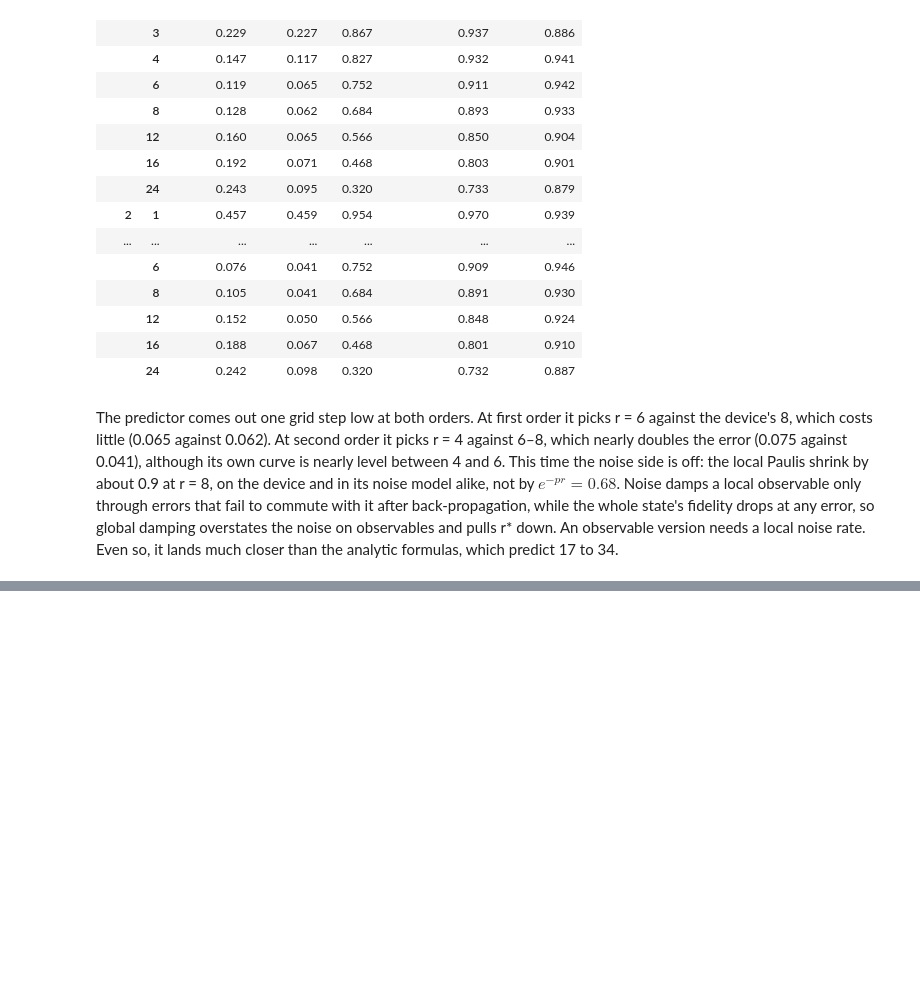
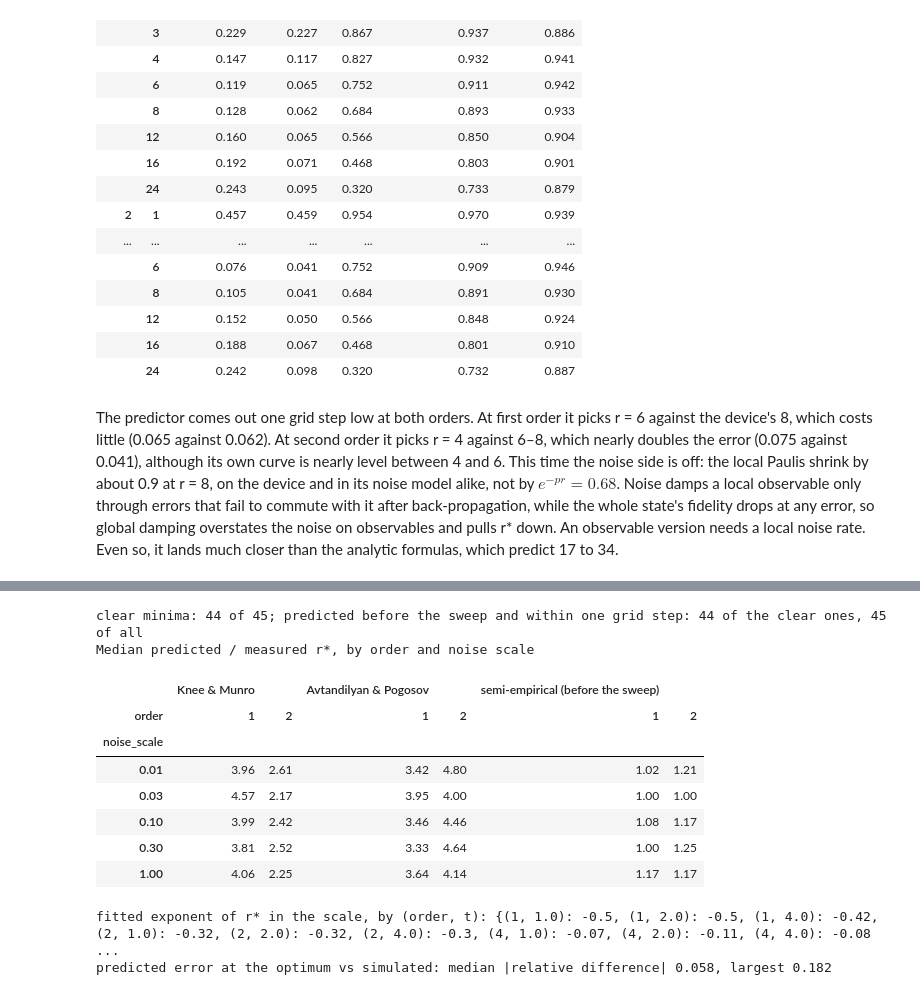
Before and after one commit to jayhsu0627/qtrotter, a Jupyter notebook: notebooks/trotter_under_noise.ipynb, the cells around one changed output, grey strips where cells are left out. Saved outputs shown, nothing was run; the diff lists cells and outputs as text; code cells hidden in the pictures; blank space fills up the shorter version.

```diff
--- a/notebooks/trotter_under_noise.ipynb
+++ b/notebooks/trotter_under_noise.ipynb
@@ -575,0 +718,34 @@ than the analytic formulas, which predict 17 to 34.
+# %%
+grid_s = sorted(scaling.r.unique())
+by_scale["clear"] = by_scale.min_rise >= 0.05
+by_scale["hit"] = [within_one_step(p, m, grid_s) for p, m in zip(by_scale.r_predicted, by_scale.r_measured)]
+print(f"clear minima: {by_scale.clear.sum()} of {len(by_scale)}; predicted before the sweep and within one grid "
+      f"step: {by_scale.hit[by_scale.clear].sum()} of the clear ones, {by_scale.hit.sum()} of all")
+low_s = by_scale[by_scale.order <= 2]
+ratios = pd.DataFrame({name: (low_s[col] / low_s.r_measured).groupby([low_s.order, low_s.noise_scale]).median()
+                       for col, name in [("r_knee_munro", "Knee & Munro"),
+                                         ("r_avtandilyan_pogosov", "Avtandilyan & Pogosov"),
+                                         ("r_predicted", "semi-empirical (before the sweep)")]})
+print("Median predicted / measured r*, by order and noise scale")
+ratios.unstack("order").round(2)
+# %% [output]
+clear minima: 44 of 45; predicted before the sweep and within one grid step: 44 of the clear ones, 45 of all
+Median predicted / measured r*, by order and noise scale
+|  | Knee & Munro |  | Avtandilyan & Pogosov |  | semi-empirical (before the sweep) |  |
+| order | 1 | 2 | 1 | 2 | 1 | 2 |
+| noise_scale |  |  |  |  |  |  |
+| 0.01 | 3.96 | 2.61 | 3.42 | 4.80 | 1.02 | 1.21 |
+| 0.03 | 4.57 | 2.17 | 3.95 | 4.00 | 1.00 | 1.00 |
+| 0.10 | 3.99 | 2.42 | 3.46 | 4.46 | 1.08 | 1.17 |
+| 0.30 | 3.81 | 2.52 | 3.33 | 4.64 | 1.00 | 1.25 |
+| 1.00 | 4.06 | 2.25 | 3.64 | 4.14 | 1.17 | 1.17 |
+# %%
+fit = {(order, t): np.polyfit(np.log(g.noise_scale), np.log(g.r_measured), 1)[0]
+       for (order, t), g in by_scale.groupby(["order", "t"])}
+rel = by_scale.err_predicted / by_scale.err_at_optimum - 1
+print("fitted exponent of r* in the scale, by (order, t):", {k: round(float(v), 2) for k, v in fit.items()})
+print(f"predicted error at the optimum vs simulated: median |relative difference| {rel.abs().median():.3f}, "
+      f"largest {rel.abs().max():.3f}")
+# %% [output]
+fitted exponent of r* in the scale, by (order, t): {(1, 1.0): -0.5, (1, 2.0): -0.5, (1, 4.0): -0.42, (2, 1.0): -0.32, (2, 2.0): -0.32, (2, 4.0): -0.3, (4, 1.0): -0.07, (4, 2.0): -0.11, (4, 4.0): -0.08 ...
+predicted error at the optimum vs simulated: median |relative difference| 0.058, largest 0.182
```
Also changed, not shown: parts of 15 cells of this notebook, 11 other files.
